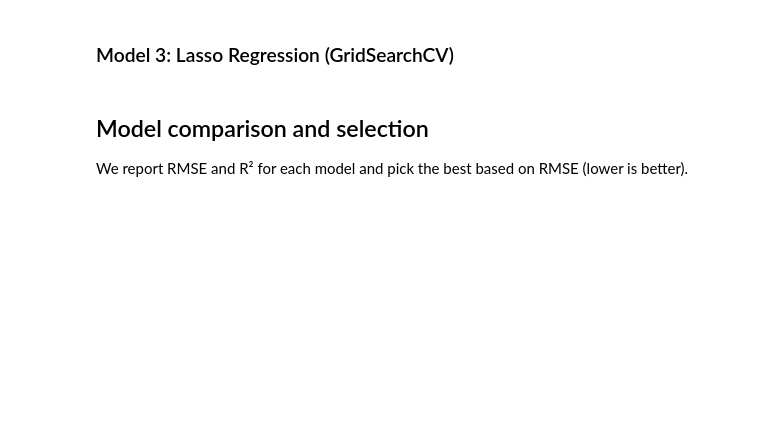
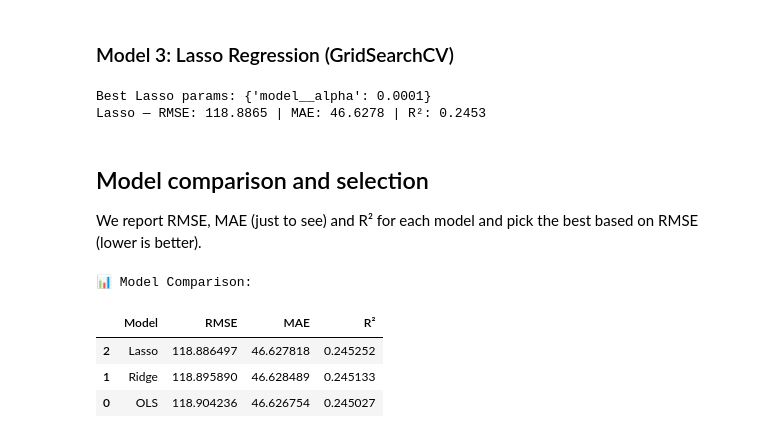
Before and after one commit to AwesomeuncleB/Lineear_regression, a Jupyter notebook: Linear regression/House_Price_Prediction_Assignment.ipynb, the cells around one changed output. Saved outputs shown, nothing was run; the diff lists cells and outputs as text; code cells hidden in the pictures; blank space fills up the shorter version.

```diff
--- a/Linear regression/House_Price_Prediction_Assignment.ipynb
+++ b/Linear regression/House_Price_Prediction_Assignment.ipynb
@@ -125,26 +183,52 @@ print(f'Ridge — RMSE: {rmse_ridge:.4f} | R2: {r2_ridge:.4f}')
 # %% [markdown]
 ### Model 3: Lasso Regression (GridSearchCV)
 # %%
-lasso_pipeline = Pipeline([('preprocessor', preprocessor), ('model', Lasso(max_iter=10000))])
+lasso_pipeline = Pipeline([
+    ('preprocessor', preprocessor),
+    ('model', Lasso(max_iter=10000))
+])
+
 lasso_params = {'model__alpha': [0.0001, 0.001, 0.01, 0.1, 1.0]}
-lasso_grid = GridSearchCV(lasso_pipeline, lasso_params, cv=5, scoring='neg_root_mean_squared_error', n_jobs=-1)
-lasso_grid.fit(X_train, y_train)
+
+lasso_grid = GridSearchCV(
+    lasso_pipeline,
+    lasso_params,
+    cv=5,
+    scoring='neg_root_mean_squared_error',
+    n_jobs=-1
+)
+lasso_grid.fit(X_train, y_train_log)
+
 print('Best Lasso params:', lasso_grid.best_params_)
-y_pred_lasso = lasso_grid.predict(X_test)
-rmse_lasso = mean_squared_error(y_test, y_pred_lasso, squared=False)
+
+y_pred_lasso_log = lasso_grid.predict(X_test)
+y_pred_lasso = np.expm1(y_pred_lasso_log)
+
+rmse_lasso = root_mean_squared_error(y_test, y_pred_lasso)
+mae_lasso = mean_absolute_error(y_test, y_pred_lasso)
 r2_lasso = r2_score(y_test, y_pred_lasso)
-print(f'Lasso — RMSE: {rmse_lasso:.4f} | R2: {r2_lasso:.4f}')
+
+print(f'Lasso — RMSE: {rmse_lasso:.4f} | MAE: {mae_lasso:.4f} | R²: {r2_lasso:.4f}')
+# %% [output]
+Best Lasso params: {'model__alpha': 0.0001}
+Lasso — RMSE: 118.8865 | MAE: 46.6278 | R²: 0.2453
 # %% [markdown]
 ## Model comparison and selection
-We report RMSE and R² for each model and pick the best based on RMSE (lower is better).
+We report RMSE, MAE (just to see) and R² for each model and pick the best based on RMSE (lower is better).
 # %%
-results = []
-for name, (rmse, r2) in [('OLS',(rmse_ols, r2_ols)), ('Ridge',(rmse_ridge, r2_ridge)), ('Lasso',(rmse_lasso, r2_lasso))]:
-    results.append({'model': name, 'rmse': rmse, 'r2': r2})
-results_df = pd.DataFrame(results).sort_values('rmse')
-display(results_df)
-best_model_name = results_df.iloc[0]['model']
-print('Best model by RMSE:', best_model_name)
+results = pd.DataFrame({
+    'Model': ['OLS', 'Ridge', 'Lasso'],
+    'RMSE': [rmse_ols, rmse_ridge, rmse_lasso],
+    'MAE': [mae_ols, mae_ridge, mae_lasso],
+    'R²': [r2_ols, r2_ridge, r2_lasso]
+})
 
-best_pipeline = {'OLS': ols_pipeline, 'Ridge': ridge_grid.best_estimator_, 'Lasso': lasso_grid.best_estimator_}[best_model_name]
+print("\n📊 Model Comparison:")
+display(results.sort_values(by='RMSE'))
+# %% [output]
+📊 Model Comparison:
+|  | Model | RMSE | MAE | R² |
+| 2 | Lasso | 118.886497 | 46.627818 | 0.245252 |
+| 1 | Ridge | 118.895890 | 46.628489 | 0.245133 |
+| 0 | OLS | 118.904236 | 46.626754 | 0.245027 |
 # %% [markdown]
```
Also changed, not shown: parts of 19 cells of this notebook.
